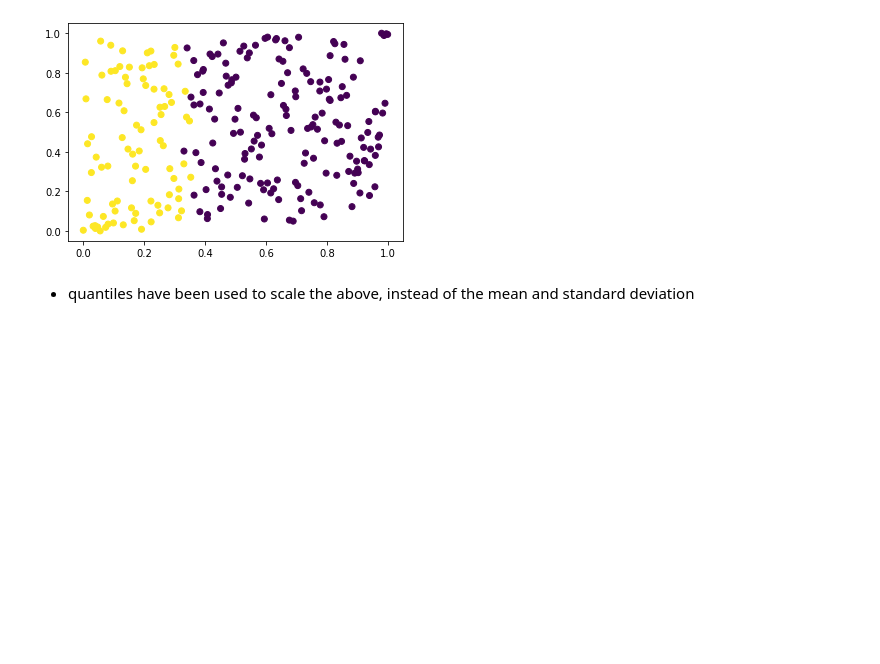
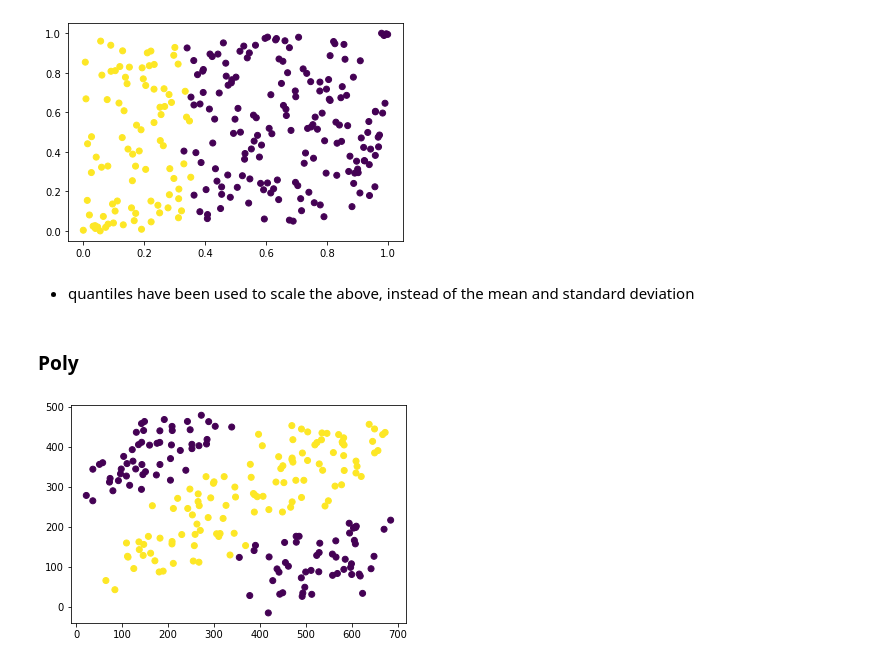
Before and after one commit to MiConnell/Learning-Notebooks, a Jupyter notebook: sklearn.ipynb, the cells around one changed output. Saved outputs shown, nothing was run; the diff lists cells and outputs as text; code cells hidden in the pictures; blank space fills up the shorter version.

```diff
--- a/sklearn.ipynb
+++ b/sklearn.ipynb
@@ -71,3 +74,12 @@ plt.scatter(X_new[:, 0], X_new[:, 1], c=y);
 [figure]
 # %% [markdown]
 - quantiles have been used to scale the above, instead of the mean and standard deviation
+# %% [markdown]
+### Poly
+# %%
+df = pd.read_csv('https://calmcode.io/datasets/drawndata2.csv')
+X = df[['x', 'y']].values
+y = df['z'] == 'a'
+plt.scatter(X[:, 0], X[:, 1], c=y);
+# %% [output]
+[figure, added]
```
Also changed, not shown: parts of 32 cells of this notebook.
